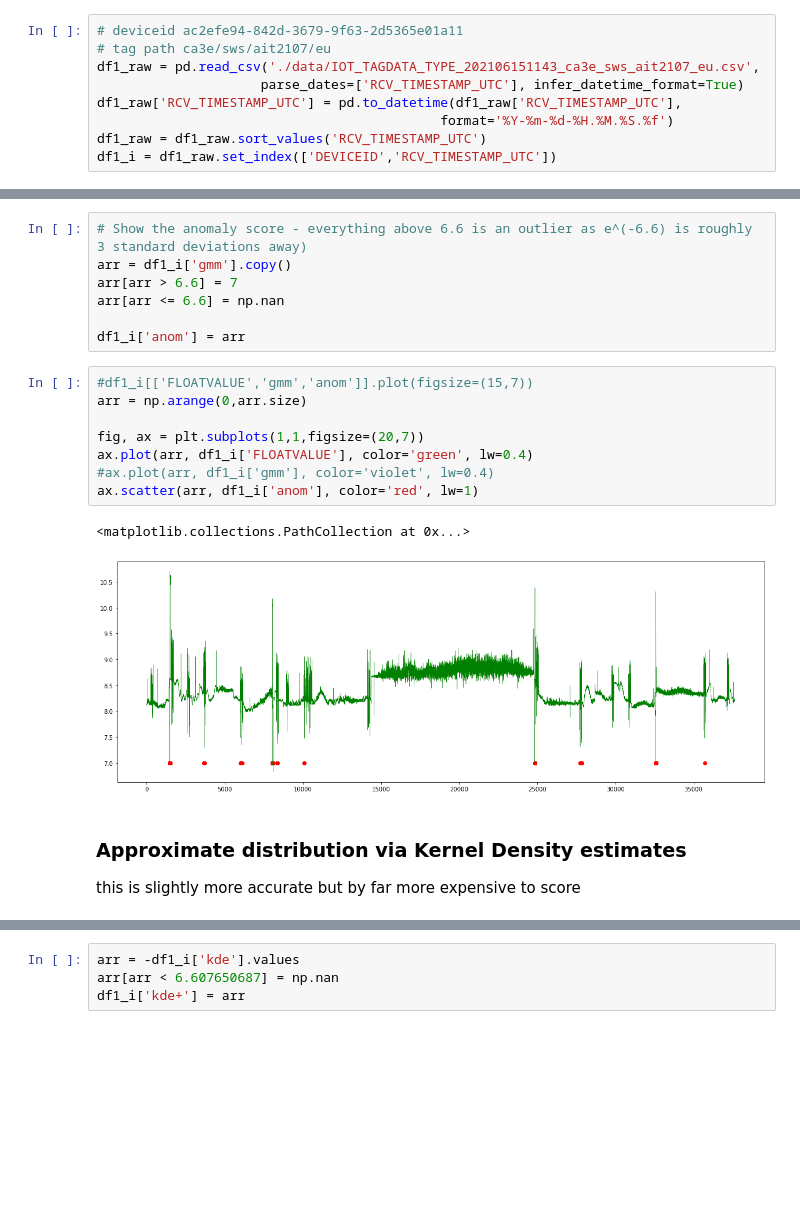
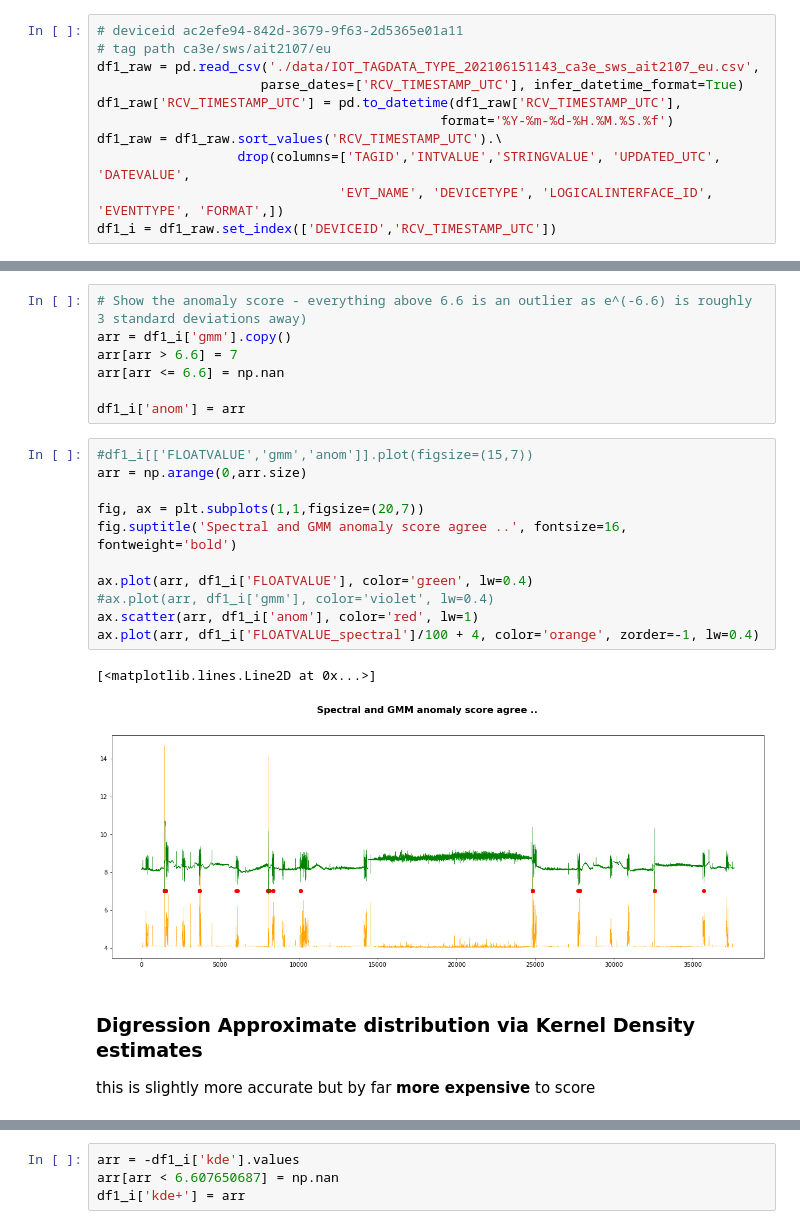
Before and after one commit to sedgewickmm18/notebooks-attic, a Jupyter notebook: NVTBimodal.ipynb, the cells around one changed output, grey strips where cells are left out. Saved outputs shown, nothing was run; the diff lists cells and outputs as text; blank space fills up the shorter version.

```diff
--- a/NVTBimodal.ipynb
+++ b/NVTBimodal.ipynb
@@ -77,7 +83,9 @@ df1_raw = pd.read_csv('./data/IOT_TAGDATA_TYPE_202106151143_ca3e_sws_ait2107_eu.
                      parse_dates=['RCV_TIMESTAMP_UTC'], infer_datetime_format=True)
 df1_raw['RCV_TIMESTAMP_UTC'] = pd.to_datetime(df1_raw['RCV_TIMESTAMP_UTC'],
                                             format='%Y-%m-%d-%H.%M.%S.%f')
-df1_raw = df1_raw.sort_values('RCV_TIMESTAMP_UTC')
+df1_raw = df1_raw.sort_values('RCV_TIMESTAMP_UTC').\
+                  drop(columns=['TAGID','INTVALUE','STRINGVALUE', 'UPDATED_UTC', 'DATEVALUE',
+                               'EVT_NAME', 'DEVICETYPE', 'LOGICALINTERFACE_ID', 'EVENTTYPE', 'FORMAT',])
 df1_i = df1_raw.set_index(['DEVICEID','RCV_TIMESTAMP_UTC'])
 # %%
 jobsettings = { 'db': db,
@@ -177,18 +211,21 @@ df1_i['anom'] = arr
 # %%
 #df1_i[['FLOATVALUE','gmm','anom']].plot(figsize=(15,7))
 arr = np.arange(0,arr.size)
 
 fig, ax = plt.subplots(1,1,figsize=(20,7))
+fig.suptitle('Spectral and GMM anomaly score agree ..', fontsize=16, fontweight='bold')
+
 ax.plot(arr, df1_i['FLOATVALUE'], color='green', lw=0.4)
 #ax.plot(arr, df1_i['gmm'], color='violet', lw=0.4)
 ax.scatter(arr, df1_i['anom'], color='red', lw=1)
+ax.plot(arr, df1_i['FLOATVALUE_spectral']/100 + 4, color='orange', zorder=-1, lw=0.4)
 # %% [output]
-<matplotlib.collections.PathCollection at 0x...>
+[<matplotlib.lines.Line2D at 0x...>]
-[figure, old version]
+[figure, new version]
 # %% [markdown]
-### Approximate distribution via Kernel Density estimates
+### Digression Approximate distribution via Kernel Density estimates
 
-this is slightly more accurate but by far more expensive to score
+this is slightly more accurate but by far **more expensive** to score
 # %%
 EngineLogging.configure_console_logging(logging.DEBUG)
 kde1 = KDEAnomalyScore1d(Temperature, 0.000001, 'kde')
```
Also changed, not shown: parts of 98 cells of this notebook, 3 other files.
